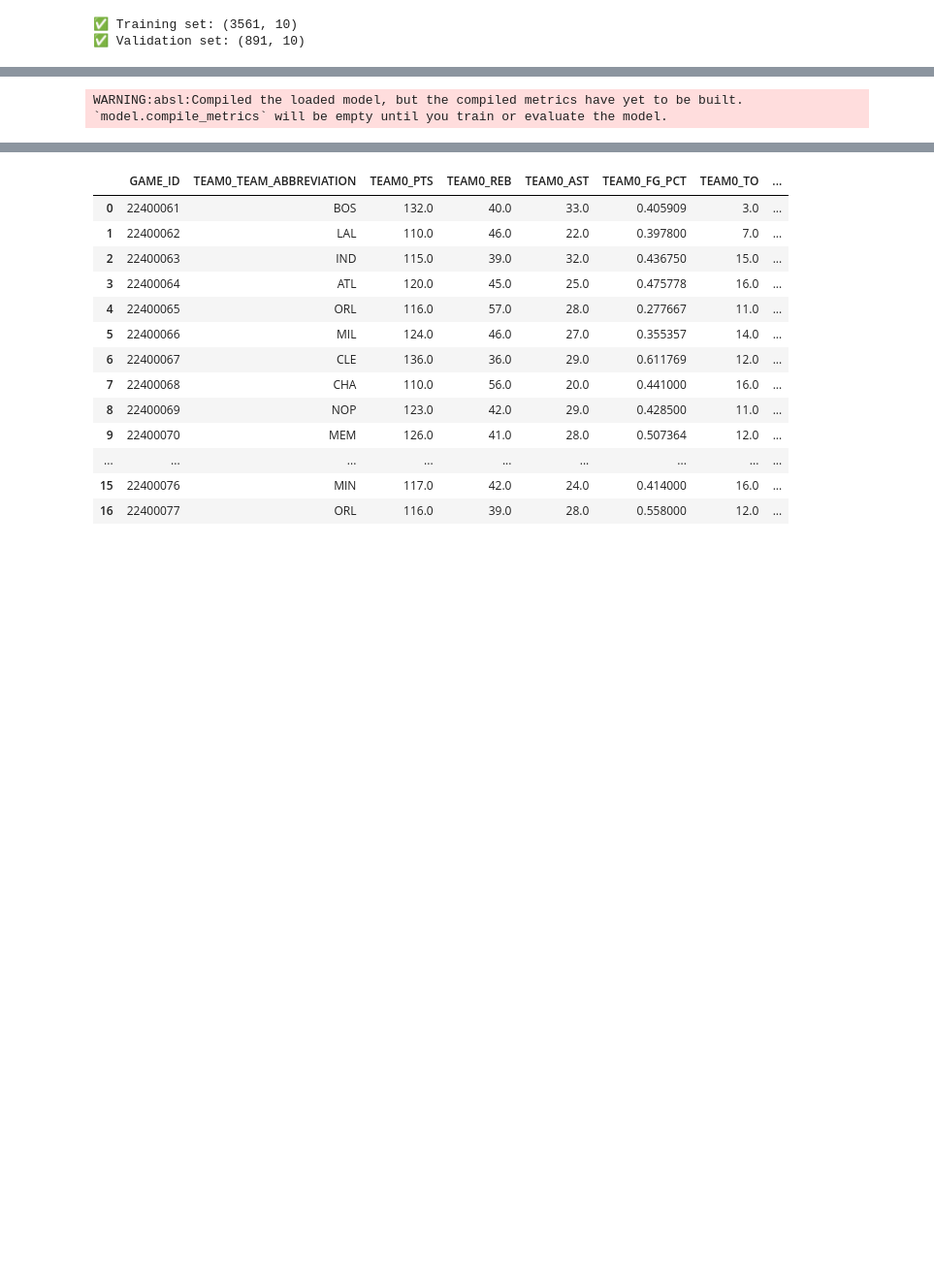
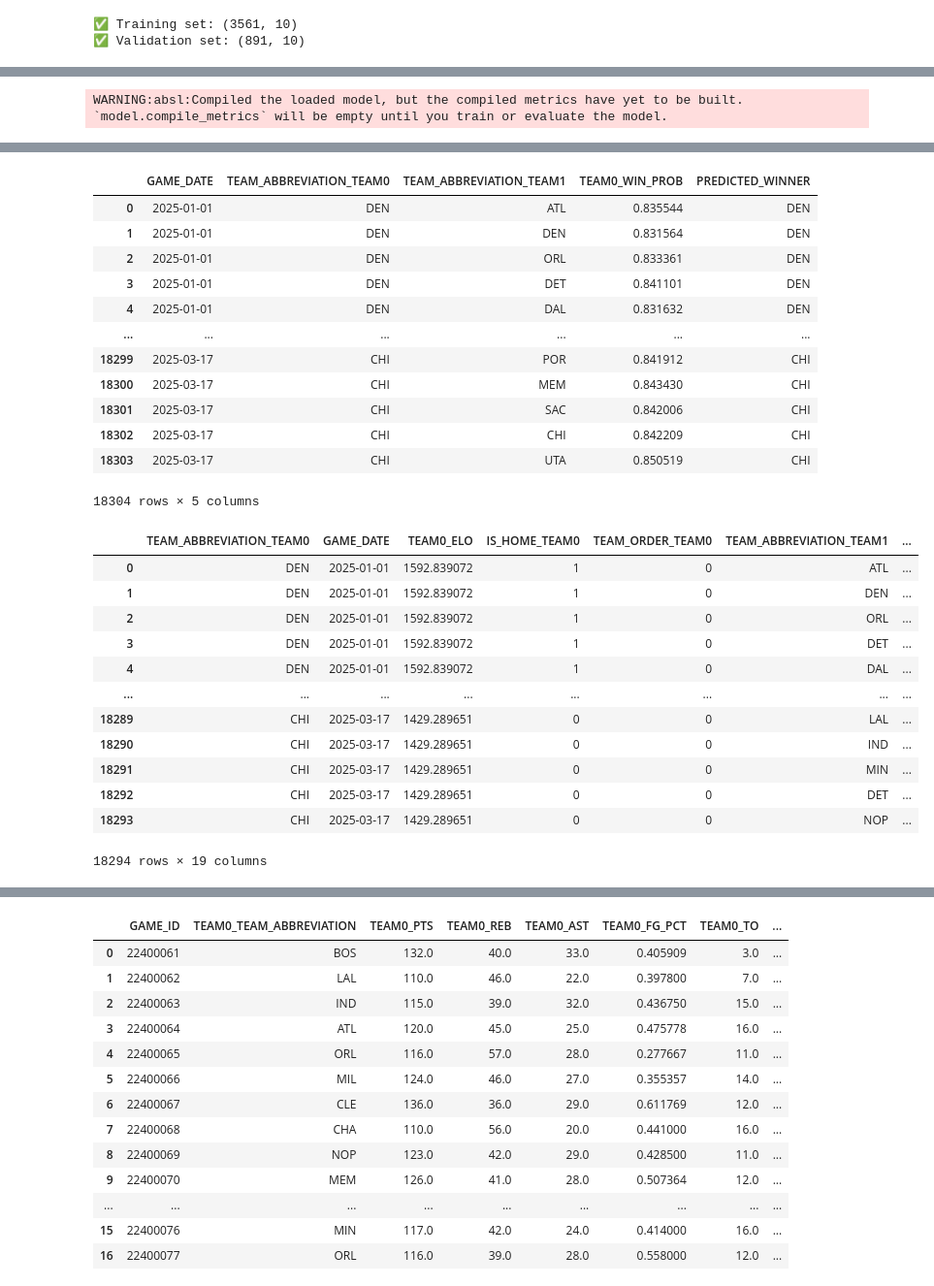
Before and after one commit to BihanDasgupta/ShotMint, a Jupyter notebook: MintShooter_RNN_Model.ipynb, the cells around one changed output, grey strips where cells are left out. Shown at 97% size. Drawn from its saved outputs; the diff is of its cells as text; code cells hidden in the pictures; blank space fills up the shorter version.

Commit message:
2025 Predictions Based on Trained Model

```diff
--- a/MintShooter_RNN_Model.ipynb
+++ b/MintShooter_RNN_Model.ipynb
@@ -642,17 +672,34 @@ scaler = joblib.load("nba_feature_scaler.pkl")
 # Load 2025 data
 df_2025 = pd.read_csv("nba_elo_2025_pairwise.csv")
 
-# Define features actually present in 2025 data and expected by the model
-numeric_features = ['ELO_TEAM0', 'ELO_TEAM1']
+# Rename ELO columns only
+df_2025 = df_2025.rename(columns={
+    'ELO_TEAM0': 'TEAM0_ELO',
+    'ELO_TEAM1': 'TEAM1_ELO',
+})
 
-# Fill and scale
-df_2025[numeric_features] = df_2025[numeric_features].fillna(0)
-df_2025[numeric_features] = scaler.transform(df_2025[numeric_features])
+# Explicitly DROP any post-game score columns if they exist
+df_2025 = df_2025.drop(columns=['SCORE_TEAM0', 'SCORE_TEAM1'], errors='ignore')
 
-# Predict
-preds = model.predict(df_2025[numeric_features])
+# Add dummy 0s for other expected features (which aren't available for 2025)
+for col in ['TEAM0_PTS', 'TEAM1_PTS', 'TEAM0_REB', 'TEAM1_REB', 'TEAM0_AST', 'TEAM1_AST', 'TEAM0_FG_PCT', 'TEAM1_FG_PCT']:
+    df_2025[col] = 0
 
-# Store predictions
+# Final feature order
+numeric_features = [
+    'TEAM0_ELO', 'TEAM1_ELO', 'TEAM0_PTS', 'TEAM1_PTS',
+    'TEAM0_REB', 'TEAM1_REB', 'TEAM0_AST', 'TEAM1_AST',
+    'TEAM0_FG_PCT', 'TEAM1_FG_PCT'
+]
+
+# Sanity check: ensure only the features model expects are used
+X_2025 = df_2025[numeric_features].fillna(0)
+X_2025 = scaler.transform(X_2025)
+
+# Make predictions
+preds = model.predict(X_2025)
+
+# Attach prediction results
 df_2025['TEAM0_WIN_PROB'] = preds
 df_2025['PREDICTED_WINNER'] = np.where(
     df_2025['TEAM0_WIN_PROB'] >= 0.5,
@@ -660,7 +707,8 @@ df_2025['PREDICTED_WINNER'] = np.where(
     df_2025['TEAM_ABBREVIATION_TEAM1']
 )
 
-# Display results
+# Display predictions
 display(df_2025[['GAME_DATE', 'TEAM_ABBREVIATION_TEAM0', 'TEAM_ABBREVIATION_TEAM1', 'TEAM0_WIN_PROB', 'PREDICTED_WINNER']])
+display(df_2025.head(-10))
 # %% [output]
 WARNING:absl:Compiled the loaded model, but the compiled metrics have yet to be built. `model.compile_metrics` will be empty until you train or evaluate the model.
@@ -668 +716,27 @@ NotFittedError: This StandardScaler instance is not fitted yet. Call 'fit' with
+|  | GAME_DATE | TEAM_ABBREVIATION_TEAM0 | TEAM_ABBREVIATION_TEAM1 | TEAM0_WIN_PROB | PREDICTED_WINNER |
+| 0 | 2025-01-01 | DEN | ATL | 0.835544 | DEN |
+| 1 | 2025-01-01 | DEN | DEN | 0.831564 | DEN |
+| 2 | 2025-01-01 | DEN | ORL | 0.833361 | DEN |
+| 3 | 2025-01-01 | DEN | DET | 0.841101 | DEN |
+| 4 | 2025-01-01 | DEN | DAL | 0.831632 | DEN |
+| ... | ... | ... | ... | ... | ... |
+| 18299 | 2025-03-17 | CHI | POR | 0.841912 | CHI |
+| 18300 | 2025-03-17 | CHI | MEM | 0.843430 | CHI |
+| 18301 | 2025-03-17 | CHI | SAC | 0.842006 | CHI |
+| 18302 | 2025-03-17 | CHI | CHI | 0.842209 | CHI |
+| 18303 | 2025-03-17 | CHI | UTA | 0.850519 | CHI |
+18304 rows × 5 columns
+|  | TEAM_ABBREVIATION_TEAM0 | GAME_DATE | TEAM0_ELO | IS_HOME_TEAM0 | TEAM_ORDER_TEAM0 | TEAM_ABBREVIATION_TEAM1 | ... |
+| 0 | DEN | 2025-01-01 | 1592.839072 | 1 | 0 | ATL | ... |
+| 1 | DEN | 2025-01-01 | 1592.839072 | 1 | 0 | DEN | ... |
+| 2 | DEN | 2025-01-01 | 1592.839072 | 1 | 0 | ORL | ... |
+| 3 | DEN | 2025-01-01 | 1592.839072 | 1 | 0 | DET | ... |
+| 4 | DEN | 2025-01-01 | 1592.839072 | 1 | 0 | DAL | ... |
+| ... | ... | ... | ... | ... | ... | ... | ... |
+| 18289 | CHI | 2025-03-17 | 1429.289651 | 0 | 0 | LAL | ... |
+| 18290 | CHI | 2025-03-17 | 1429.289651 | 0 | 0 | IND | ... |
+| 18291 | CHI | 2025-03-17 | 1429.289651 | 0 | 0 | MIN | ... |
+| 18292 | CHI | 2025-03-17 | 1429.289651 | 0 | 0 | DET | ... |
+| 18293 | CHI | 2025-03-17 | 1429.289651 | 0 | 0 | NOP | ... |
+18294 rows × 19 columns
 # %%
```
Also changed, not shown: parts of 6 cells of this notebook.
